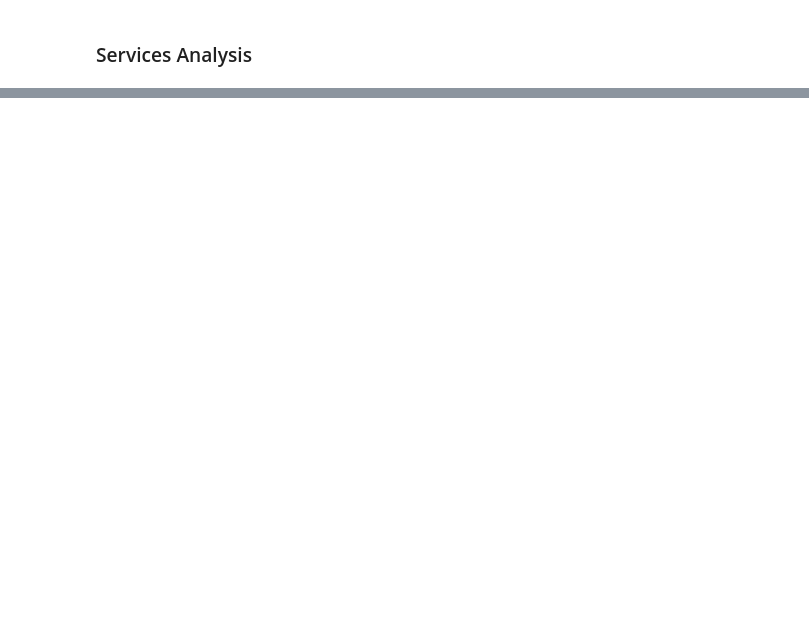
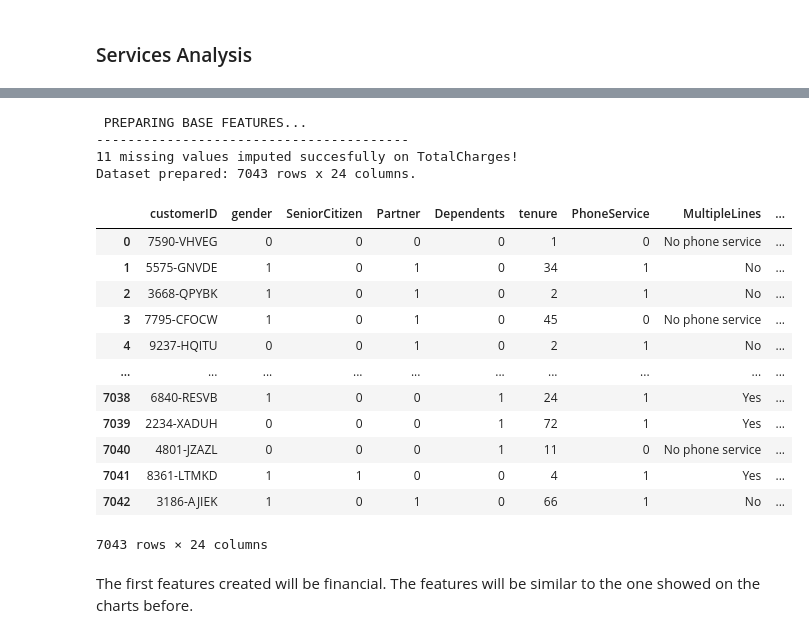
Before and after one commit to alegonzjur/DataScienceProjects, a Jupyter notebook: ChurnPrediction/notebooks/mod1.ipynb, the cells around one changed output, grey strips where cells are left out. Drawn from its saved outputs; the diff is of its cells as text; code cells hidden in the pictures; blank space fills up the shorter version.

```diff
--- a/ChurnPrediction/notebooks/mod1.ipynb
+++ b/ChurnPrediction/notebooks/mod1.ipynb
@@ -1086,0 +1119,50 @@ CLV Difference: $1,018
+# %%
+def preparing_features(df):
+    """Initial preparation & cleansing."""
+    print(f' PREPARING BASE FEATURES...')
+    print('-'*40)
+
+    # Copying the dataset to preserve the original.
+    df_fe = df.copy()
+
+    # Handling Nan values detected before.
+    if df_fe['TotalCharges'].isna().sum() > 0:
+        # Imputing with the value obtained by tenure*month_charges por new clients.
+        missing_mask = df_fe['TotalCharges'].isna()
+        df_fe.loc[missing_mask, 'TotalCharges'] = (df_fe.loc[missing_mask, 'tenure'] * df_fe.loc[missing_mask, 'MonthlyCharges'])
+        print(f'{missing_mask.sum()} missing values imputed succesfully on TotalCharges!')
+
+    # Converting SeniorCitizen back to binary categorical.
+    # if 'SeniorCitizen' in df_fe.columns:
+    #     df_fe['SeniorCitizen'] = df_fe['SeniorCitizen'].map({0:'No', 1:'Yes'})
+    #     print('SeniorCitizen converted succesfully!')
+
+    # Standarizing categorical values by removing their spaces.
+    cat_cols = df_fe.select_dtypes(include=['object']).columns
+    for col in cat_cols:
+        df_fe[col] = df_fe[col].str.strip()
+
+    print(f'Dataset prepared: {df_fe.shape[0]} rows x {df_fe.shape[1]} columns.')
+    return df_fe
+# %%
+preparing_features(df_clean)
+# %% [output]
+ PREPARING BASE FEATURES...
+----------------------------------------
+11 missing values imputed succesfully on TotalCharges!
+Dataset prepared: 7043 rows x 24 columns.
+|  | customerID | gender | SeniorCitizen | Partner | Dependents | tenure | PhoneService | MultipleLines | ... |
+| 0 | 7590-VHVEG | 0 | 0 | 0 | 0 | 1 | 0 | No phone service | ... |
+| 1 | 5575-GNVDE | 1 | 0 | 1 | 0 | 34 | 1 | No | ... |
+| 2 | 3668-QPYBK | 1 | 0 | 1 | 0 | 2 | 1 | No | ... |
+| 3 | 7795-CFOCW | 1 | 0 | 1 | 0 | 45 | 0 | No phone service | ... |
+| 4 | 9237-HQITU | 0 | 0 | 1 | 0 | 2 | 1 | No | ... |
+| ... | ... | ... | ... | ... | ... | ... | ... | ... | ... |
+| 7038 | 6840-RESVB | 1 | 0 | 0 | 1 | 24 | 1 | Yes | ... |
+| 7039 | 2234-XADUH | 0 | 0 | 0 | 1 | 72 | 1 | Yes | ... |
+| 7040 | 4801-JZAZL | 0 | 0 | 0 | 1 | 11 | 0 | No phone service | ... |
+| 7041 | 8361-LTMKD | 1 | 1 | 0 | 0 | 4 | 1 | Yes | ... |
+| 7042 | 3186-AJIEK | 1 | 0 | 1 | 0 | 66 | 1 | No | ... |
+7043 rows × 24 columns
+# %% [markdown]
+The first features created will be financial. The features will be similar to the one showed on the charts before.
```
Also changed, not shown: parts of 12 cells of this notebook.
